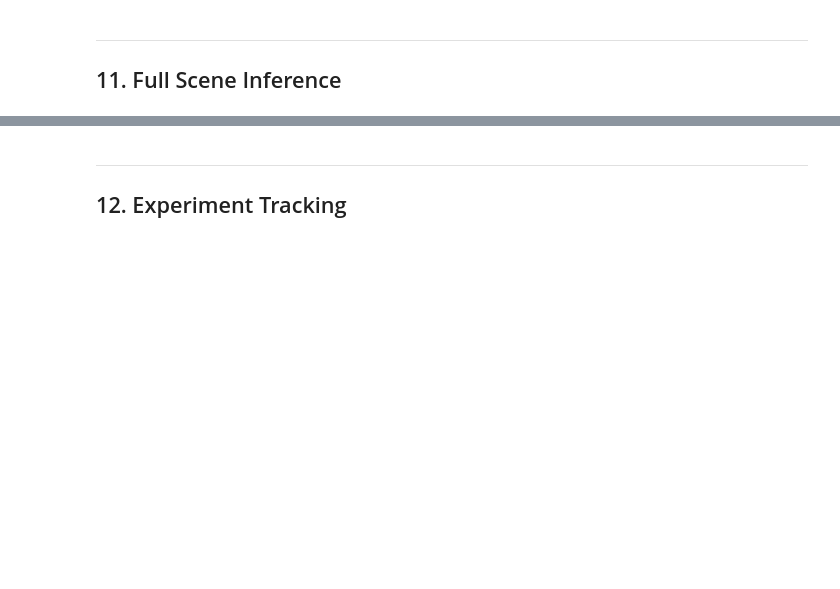
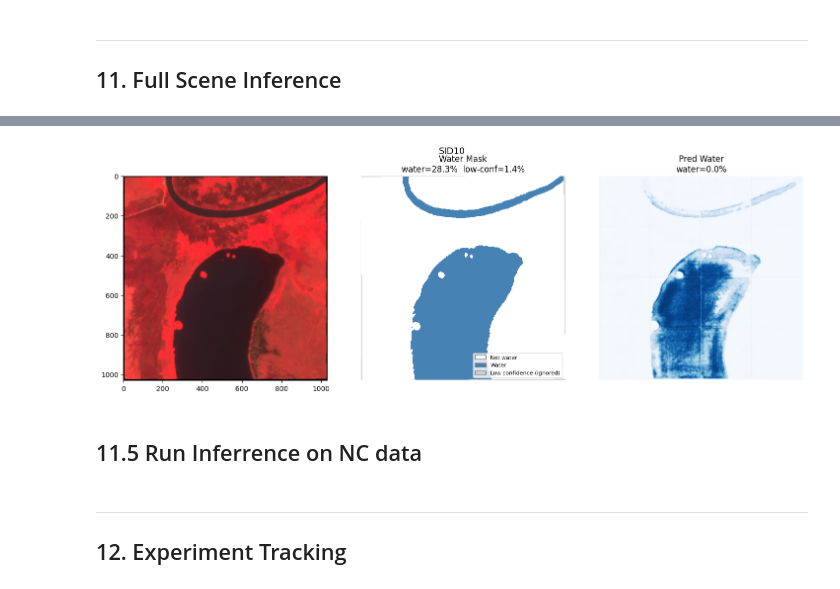
Before and after one commit to mdgaines/learn-unet, a Jupyter notebook: notebooks/03_unet_water_bodies_colab.ipynb, the cells around one changed output, grey strips where cells are left out. Saved outputs shown, nothing was run; the diff lists cells and outputs as text; code cells hidden in the pictures; blank space fills up the shorter version.

```diff
--- a/notebooks/03_unet_water_bodies_colab.ipynb
+++ b/notebooks/03_unet_water_bodies_colab.ipynb
@@ -776,0 +862,65 @@ save_prediction_geotiff(pred, sample_img_path, out_path)
+# %%
+def plot_pred_scene(img_path:Path, mask_path:Path, pred):
+    img      = rxr.open_rasterio(img_path).values.astype(np.float32)
+    raw_mask = rxr.open_rasterio(mask_path).values.squeeze()
+    mask     = preprocess_mask(raw_mask.astype(np.uint8))
+
+    def stretch(arr):
+        p2, p98 = np.nanpercentile(arr, (2, 98))
+        return np.clip((arr - p2) / (p98 - p2 + 1e-6), 0, 1)
+
+    # rgb = stretch(img[[3, 2, 1]].transpose(1, 2, 0))   # R-G-B
+    fc  = stretch(img[[5, 3, 2]].transpose(1, 2, 0))   # NIR-R-G
+
+    cmap = mcolors.ListedColormap(["white", "steelblue", "lightgrey"])
+    display_mask = np.where(mask == 255, 2, mask)
+
+    # from hand labeled
+    valid      = mask != 255
+    water_pct  = (mask[valid] == 1).sum() / valid.sum() * 100 if valid.any() else 0.0
+    ignore_pct = (mask == 255).sum() / mask.size * 100
+
+    # from prediction
+    # valid      = mask != 255
+    pred_water_pct  = (pred[valid] == 1).sum() / valid.sum() * 100 if valid.any() else 0.0
+    # ignore_pct = (mask == 255).sum() / mask.size * 100
+
+    fig, axes = plt.subplots(1, 3, figsize=(15, 5))
+    # axes[0].imshow(rgb);  axes[0].set_title("True Colour (R-G-B)");     axes[0].axis("off")
+    axes[0].imshow(fc);   axes[1].set_title("False Colour (NIR-R-G)");  axes[1].axis("off")
+
+    axes[1].imshow(display_mask, cmap=cmap, vmin=0, vmax=2, interpolation="nearest")
+    axes[1].set_title(f"Water Mask\nwater={water_pct:.1f}%  low-conf={ignore_pct:.1f}%")
+    axes[1].axis("off")
+    legend_elements = [
+        Patch(facecolor="white",     edgecolor="grey", label="Not water"),
+        Patch(facecolor="steelblue", edgecolor="grey", label="Water"),
+        Patch(facecolor="lightgrey", edgecolor="grey", label="Low confidence (ignored)"),
+    ]
+    axes[1].legend(handles=legend_elements, loc="lower right", fontsize=8, framealpha=0.8)
+
+    axes[2].imshow(pred, cmap="Blues", vmin=0, vmax=1, interpolation="nearest")
+    axes[2].set_title(f"Pred Water\nwater={pred_water_pct:.1f}%")
+    axes[2].axis("off")
+    # legend_elements = [
+    #     Patch(facecolor="white",     edgecolor="grey", label="Not water"),
+    #     Patch(facecolor="blue", edgecolor="grey", label="Water"),
+    #     # Patch(facecolor="lightgrey", edgecolor="grey", label="Low confidence (ignored)"),
+    # ]
+    # axes[2].legend(handles=legend_elements, loc="lower right", fontsize=8, framealpha=0.8)
+
+    plt.suptitle(img_path.stem, fontsize=13)
+    plt.tight_layout()
+    plt.show()
+
+
+
+# test_scene_list = [pairs[i] for i in sorted(test_scene_idx)]
+# sample_img_path, sample_mask_path = test_scene_list[0]
+# dem_path_arg = (DEM_DIR / sample_img_path.name) if dem_dir_arg else None
+
+plot_pred_scene(sample_img_path, sample_mask_path, pred)
+# %% [output]
+[figure, added]
+# %% [markdown]
+## 11.5 Run Inferrence on NC data
```
Also changed, not shown: parts of 20 cells of this notebook, 3 other files.
